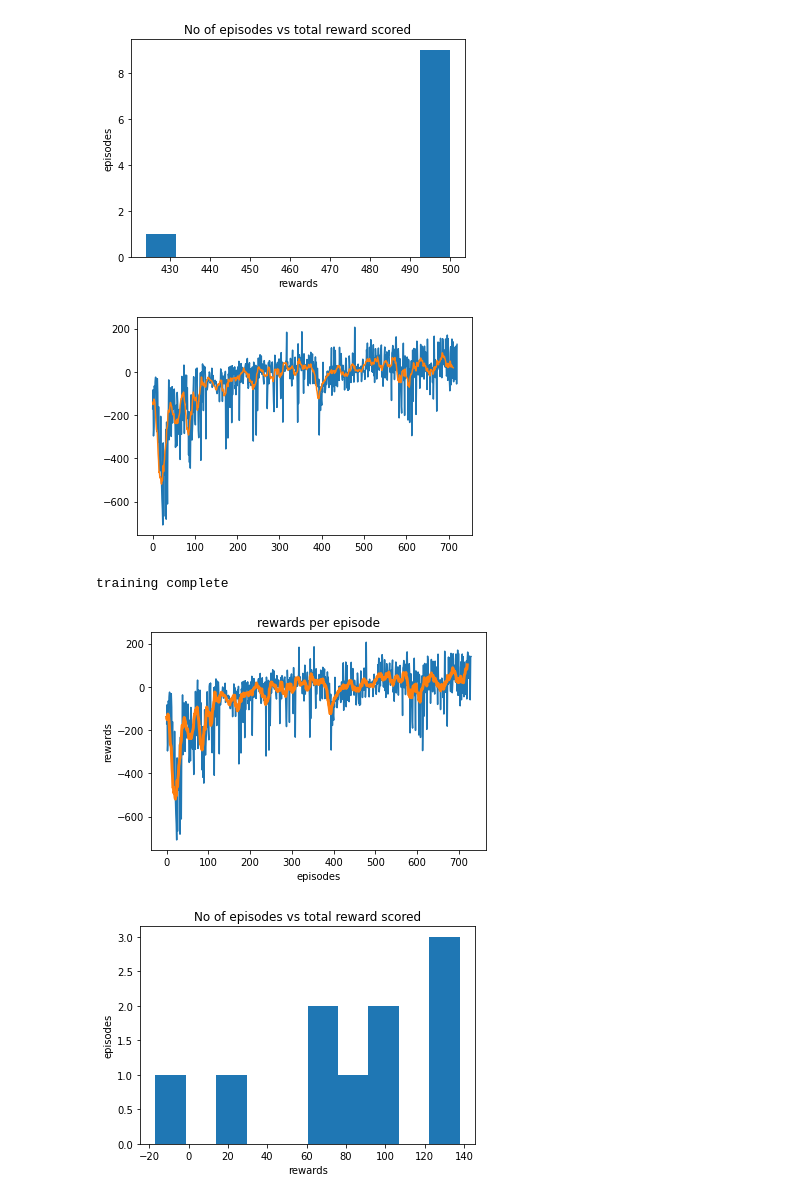
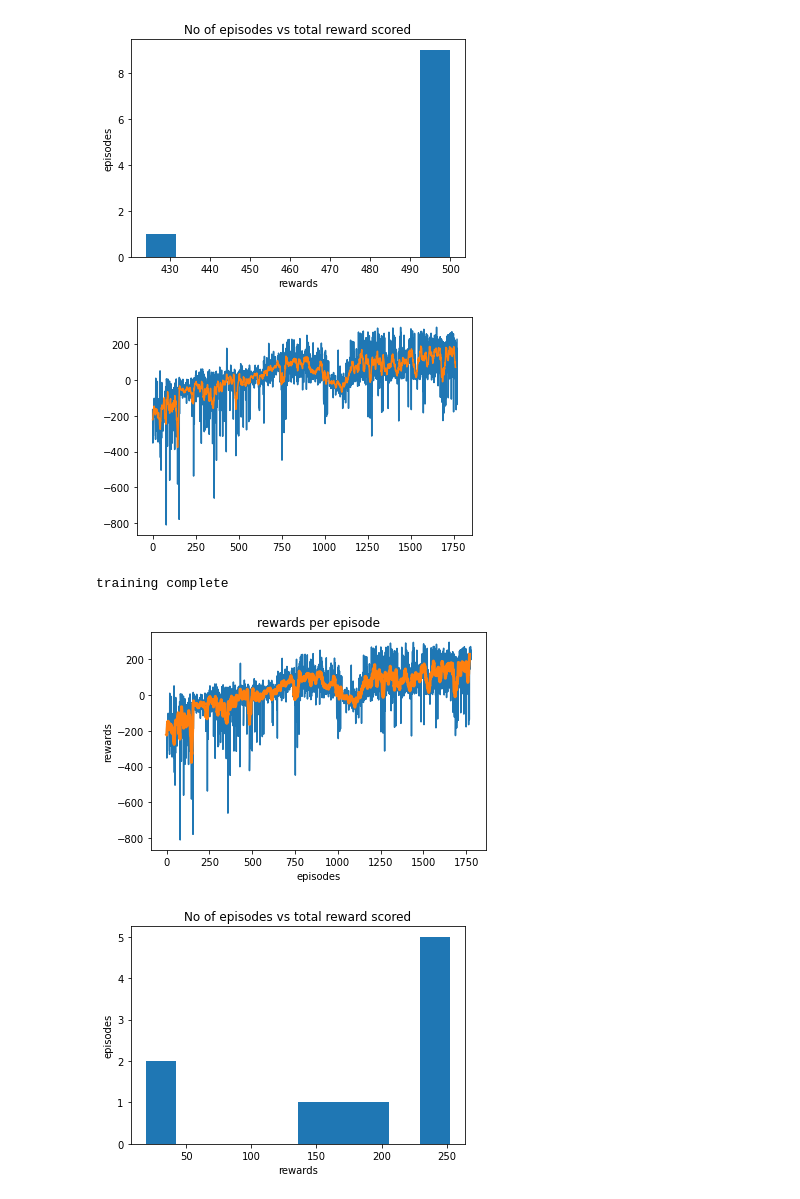
Before and after one commit to NitishNaineni/Actor-Critic, a Jupyter notebook: main.ipynb, the cells around one changed output. Cells and saved outputs as stored; diff of their text form; code cells hidden in the pictures.

Commit message:
finally done

```diff
--- a/main.ipynb
+++ b/main.ipynb
@@ -157,7 +157,7 @@ betas = (0.9, 0.999)
 gamma = 0.99
 episodes = 10000
 max_iterations = 10000
-goal = 100
+goal = 200
 plot_iters = 10
 # %%
 device = 'cuda' if torch.cuda.is_available() else 'cpu'
@@ -169,37 +169,40 @@ A2C = ActorCritic(state_dim, n_actions, gamma)
 optimizer = optim.Adam(A2C.parameters(), lr=lr, betas=betas)
 # %%
 episode_rewards = []
+best = 0
 for episode in range(episodes):
     obs = env.reset()
     total_reward = 0
     for iter in range(max_iterations):
         action  = A2C(obs)
         obs, reward, done, _ = env.step(action)
+        if reward > 99:
+            done = True
         A2C.rewards.append(reward)
         total_reward += reward
         if done:
             break
 
     episode_rewards.append(total_reward)
     optimizer.zero_grad()
     loss = A2C.get_dat_loss()
     loss.backward()
     optimizer.step()
     A2C.clear()
 
     if sum(episode_rewards[-10:])/10 > goal:
         torch.save(A2C.state_dict(), f'{env.unwrapped.spec.id}.pth')
         print("training complete")
         break
 
     if episode%plot_iters == 0:
         clear_output(wait=True)
         plt.plot(episode_rewards)
         avg_rewards = np.convolve(episode_rewards, np.ones(plot_iters)/plot_iters, mode='valid')
         plt.plot(avg_rewards)
         plt.pause(0.00000000001)
 # %% [output]
-[figure, old version]
+[figure, new version]
 training complete
 # %%
 plt.plot(episode_rewards)
@@ -209,7 +212,7 @@ plt.ylabel('rewards')
 plt.title('rewards per episode')
 plt.savefig('LunarLander-v2_rperepisode.png',dpi=300)
 # %% [output]
-[figure, old version]
+[figure, new version]
 # %%
 model = ActorCritic(state_dim, n_actions, gamma)
 model.load_state_dict(torch.load("LunarLander-v2.pth"))
@@ -234,4 +237,4 @@ plt.ylabel('episodes')
 plt.title('No of episodes vs total reward scored')
 plt.savefig('LunarLander-v2.pth_evaluation.png',dpi=300)
 # %% [output]
-[figure, old version]
+[figure, new version]
```
Also changed, not shown: parts of 5 cells of this notebook, 7 other files.
